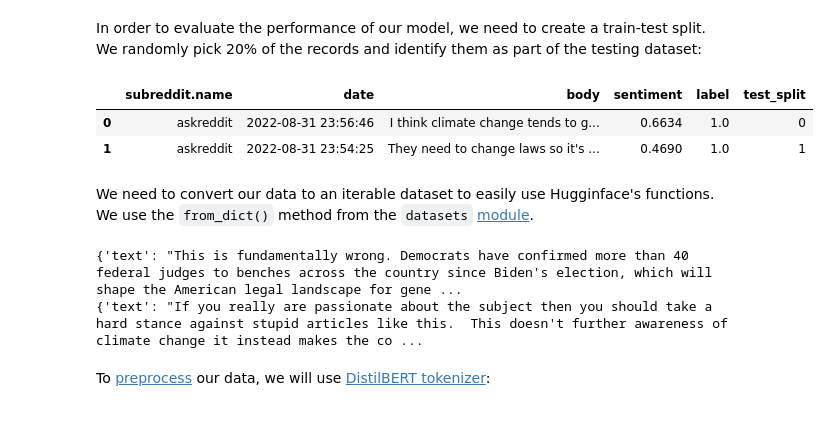
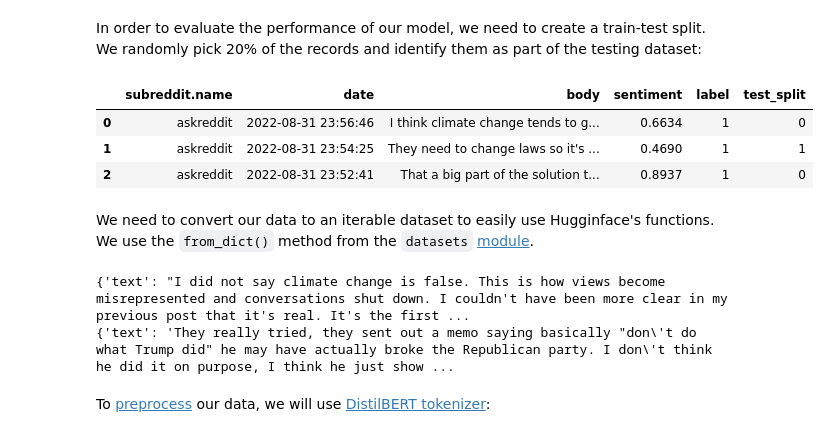
Before and after one commit to jimenasalinas/RedditGoesGreen, a Jupyter notebook: models/calculate_sentiment_hf.ipynb, the cells around one changed output. Cells and saved outputs as stored; diff of their text form; code cells hidden in the pictures.

```diff
--- a/models/calculate_sentiment_hf.ipynb
+++ b/models/calculate_sentiment_hf.ipynb
@@ -29,5 +25,9 @@ drive.mount("/content/drive")
 Mounted at /content/drive
 # %%
 # Load data (takes ~1 min to load)
+import csv
+
+small_data = False
+dtype_dict = {'label': int}
 data_path = "/content/drive/Shareddrives/adv-ml-project/Data/"
-comments = pd.read_csv(data_path + "comments_filtered.csv")
+comments = pd.read_csv(data_path + "comments_filtered.csv", quoting=csv.QUOTE_NONNUMERIC, dtype=dtype_dict)
@@ -51,11 +45,12 @@ ids_test_obs = random.sample(range(comments.shape[0]), num_test_obs)
 comments['test_split'] = 0
 comments.loc[ids_test_obs,'test_split'] = 1
 # %%
-comments.head(2)
+comments.head(3)
 # %% [output]
 |  | subreddit.name | date | body | sentiment | label | test_split |
-| 0 | askreddit | 2022-08-31 23:56:46 | I think climate change tends to g... | 0.6634 | 1.0 | 0 |
-| 1 | askreddit | 2022-08-31 23:54:25 | They need to change laws so it's ... | 0.4690 | 1.0 | 1 |
+| 0 | askreddit | 2022-08-31 23:56:46 | I think climate change tends to g... | 0.6634 | 1 | 0 |
+| 1 | askreddit | 2022-08-31 23:54:25 | They need to change laws so it's ... | 0.4690 | 1 | 1 |
+| 2 | askreddit | 2022-08-31 23:52:41 | That a big part of the solution t... | 0.8937 | 1 | 0 |
 # %% [markdown]
 We need to convert our data to an iterable dataset to easily use Hugginface's functions. We use the `from_dict()` method from the `datasets` [module](https://huggingface.co/docs/datasets/en/create_dataset).
 # %%
@@ -81,8 +76,8 @@ small_test_dataset = test_data.shuffle(seed=42).select([i for i in list(range(30
 print(small_train_dataset[0])
 print(small_test_dataset[0])
 # %% [output]
-{'text': "This is fundamentally wrong. Democrats have confirmed more than 40 federal judges to benches across the country since Biden's election, which will shape the American legal landscape for gene ...
-{'text': "If you really are passionate about the subject then you should take a hard stance against stupid articles like this.  This doesn't further awareness of climate change it instead makes the co ...
+{'text': "I did not say climate change is false. This is how views become misrepresented and conversations shut down. I couldn't have been more clear in my previous post that it's real. It's the first ...
+{'text': 'They really tried, they sent out a memo saying basically "don\'t do what Trump did" he may have actually broke the Republican party. I don\'t think he did it on purpose, I think he just show ...
 # %% [markdown]
 To [preprocess](https://huggingface.co/docs/transformers/preprocessing#everything-you-always-wanted-to-know-about-padding-and-truncation) our data, we will use [DistilBERT tokenizer](https://huggingface.co/docs/transformers/v4.15.0/en/model_doc/distilbert#transformers.DistilBertTokenizer):
 # %%
```
Also changed, not shown: parts of 11 cells of this notebook.
